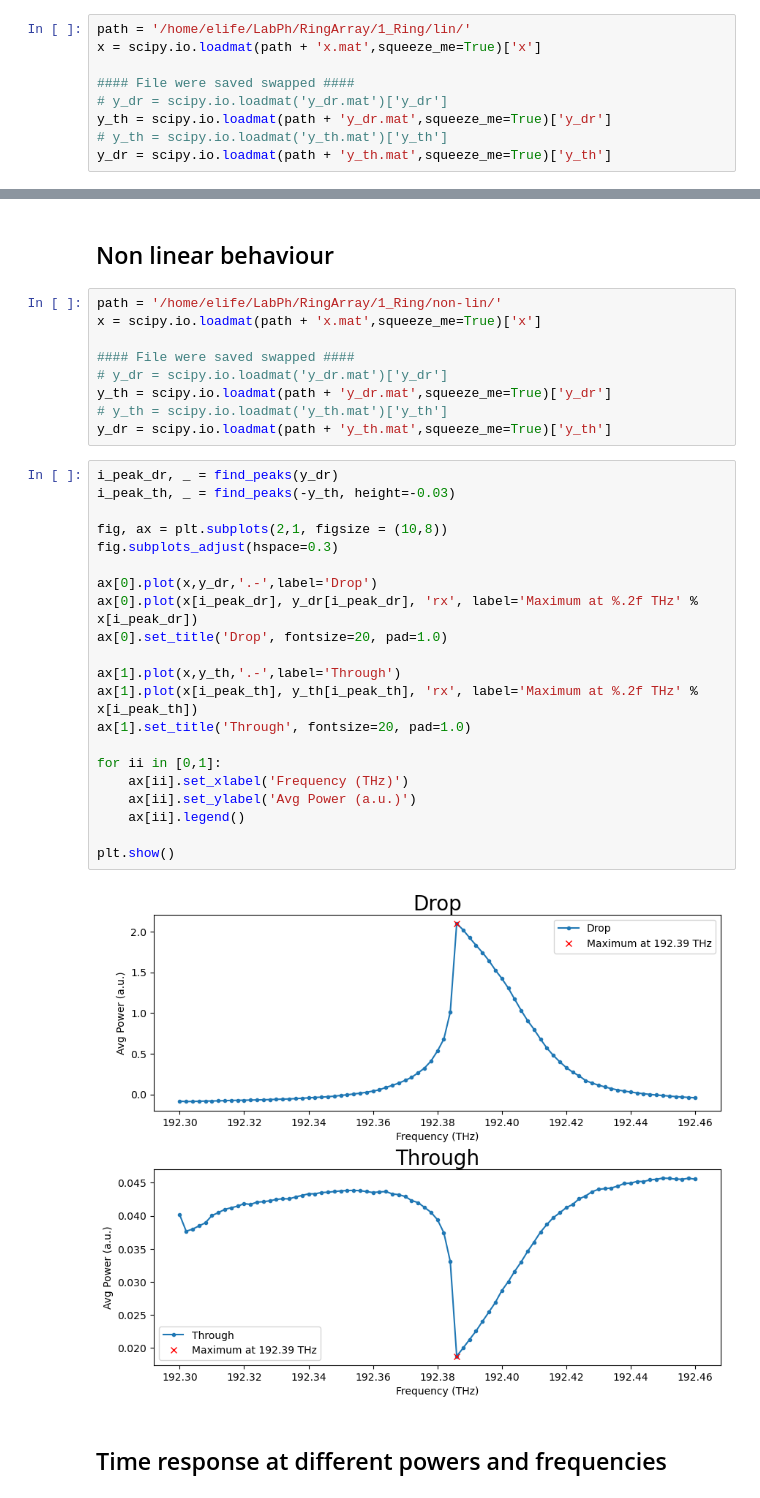
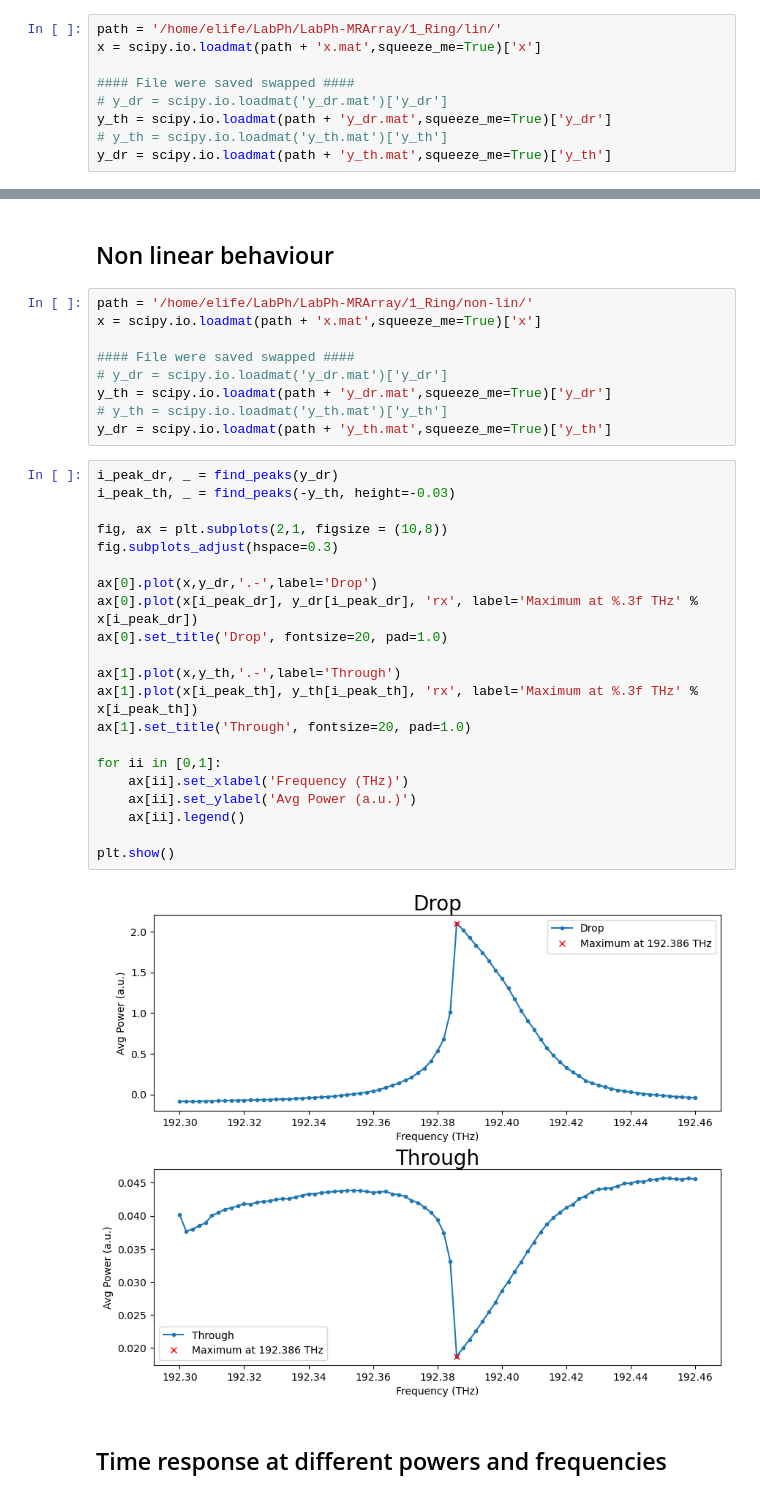
Before and after one commit to Ferri-00/LabPh-MRArray, a Jupyter notebook: 1_Ring/Analysis.ipynb, the cells around one changed output, grey strips where cells are left out. Saved outputs shown, nothing was run; the diff lists cells and outputs as text.

Commit message:
change of path in the data files

```diff
--- a/1_Ring/Analysis.ipynb
+++ b/1_Ring/Analysis.ipynb
@@ -14,7 +14,7 @@ import sys
 # %% [markdown]
 ## Linear behaviour
 # %%
-path = '/home/elife/LabPh/RingArray/1_Ring/lin/'
+path = '/home/elife/LabPh/LabPh-MRArray/1_Ring/lin/'
 x = scipy.io.loadmat(path + 'x.mat',squeeze_me=True)['x']
 
 #### File were saved swapped ####
@@ -158,7 +162,7 @@ plt.show()
 # %% [markdown]
 ## Non linear behaviour
 # %%
-path = '/home/elife/LabPh/RingArray/1_Ring/non-lin/'
+path = '/home/elife/LabPh/LabPh-MRArray/1_Ring/non-lin/'
 x = scipy.io.loadmat(path + 'x.mat',squeeze_me=True)['x']
 
 #### File were saved swapped ####
@@ -169,26 +173,26 @@ y_dr = scipy.io.loadmat(path + 'y_th.mat',squeeze_me=True)['y_th']
 # %%
 i_peak_dr, _ = find_peaks(y_dr)
 i_peak_th, _ = find_peaks(-y_th, height=-0.03)
 
 fig, ax = plt.subplots(2,1, figsize = (10,8))
 fig.subplots_adjust(hspace=0.3)
 
 ax[0].plot(x,y_dr,'.-',label='Drop')
-ax[0].plot(x[i_peak_dr], y_dr[i_peak_dr], 'rx', label='Maximum at %.2f THz' % x[i_peak_dr])
+ax[0].plot(x[i_peak_dr], y_dr[i_peak_dr], 'rx', label='Maximum at %.3f THz' % x[i_peak_dr])
 ax[0].set_title('Drop', fontsize=20, pad=1.0)
 
 ax[1].plot(x,y_th,'.-',label='Through')
-ax[1].plot(x[i_peak_th], y_th[i_peak_th], 'rx', label='Maximum at %.2f THz' % x[i_peak_th])
+ax[1].plot(x[i_peak_th], y_th[i_peak_th], 'rx', label='Maximum at %.3f THz' % x[i_peak_th])
 ax[1].set_title('Through', fontsize=20, pad=1.0)
 
 for ii in [0,1]:
     ax[ii].set_xlabel('Frequency (THz)')
     ax[ii].set_ylabel('Avg Power (a.u.)')
     ax[ii].legend()
 
 plt.show()
 # %% [output]
-[figure, old version]
+[figure, new version]
 # %% [markdown]
 ## Time response at different powers and frequencies
 # %%
```
Also changed, not shown: parts of 3 cells of this notebook, 1 other file.
